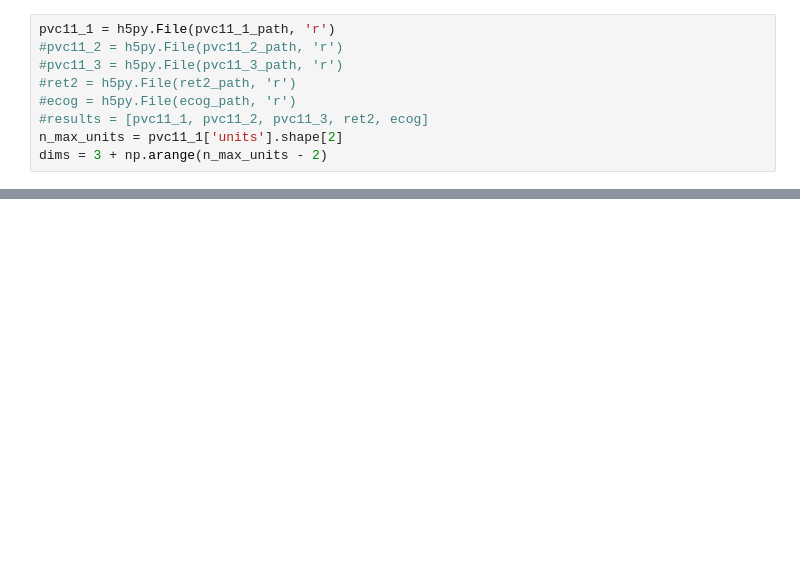
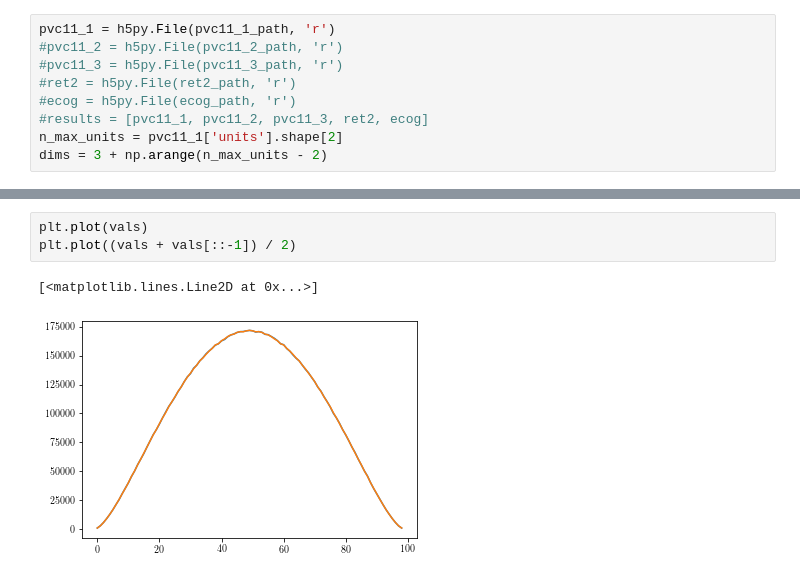
Before and after one commit to BouchardLab/noise_correlations, a Jupyter notebook: figures/figure4.ipynb, the cells around one changed output, grey strips where cells are left out. Cells and saved outputs as stored; diff of their text form; blank space fills up the shorter version.

```diff
--- a/figures/figure4.ipynb
+++ b/figures/figure4.ipynb
@@ -224,0 +245,6 @@ plt.savefig('figure4.pdf', bbox_inches='tight')
+# %%
+plt.plot(vals)
+plt.plot((vals + vals[::-1]) / 2)
+# %% [output]
+[<matplotlib.lines.Line2D at 0x...>]
+[figure, added]
```
Also changed, not shown: parts of 10 cells of this notebook.
